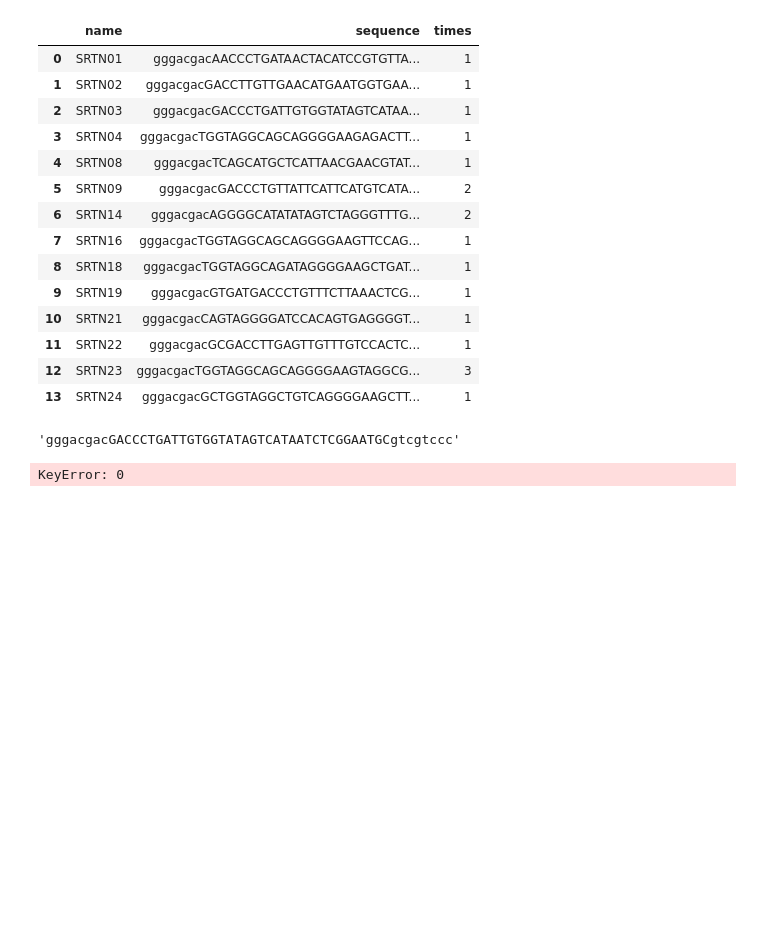
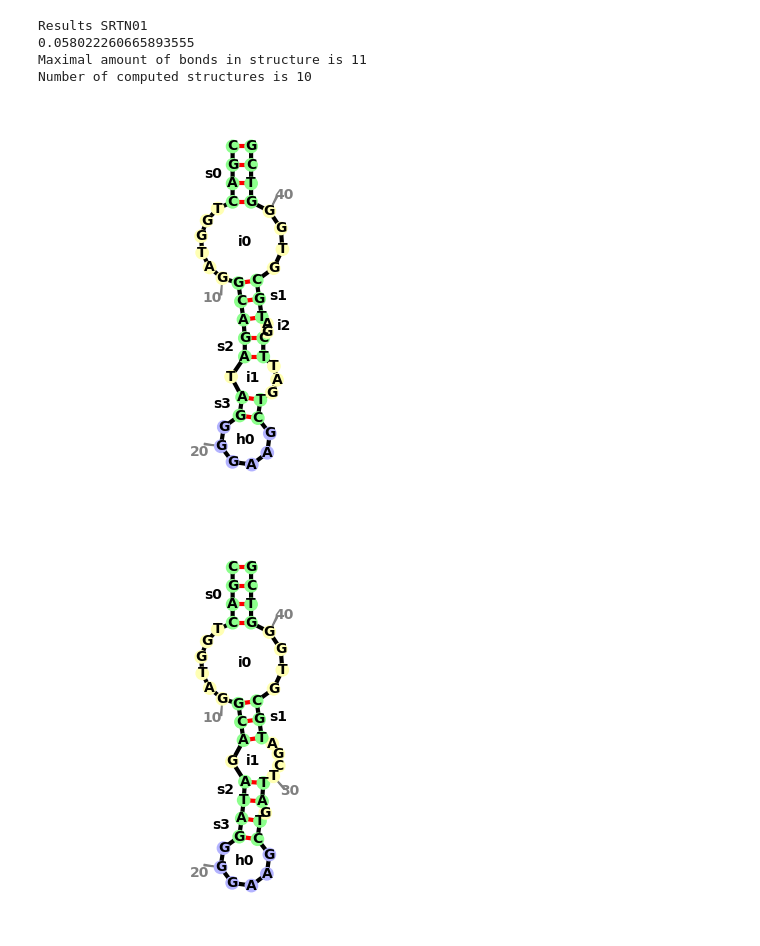
Before and after one commit to shihhsinwang0214/GMFold, a Jupyter notebook: notebooks/test.ipynb, the cells around one changed output. Drawn from its saved outputs; the diff is of its cells as text; code cells hidden in the pictures; blank space fills up the shorter version.

```diff
--- a/notebooks/test.ipynb
+++ b/notebooks/test.ipynb
@@ -11,23 +13 @@ from utils import create_batches, remove_spaces_and_convert_to_upper,remove_spac
-# %%
-df[]
-# %% [output]
-|  | name | sequence | times |
-| 0 | SRTN01 | gggacgacAACCCTGATAACTACATCCGTGTTA... | 1 |
-| 1 | SRTN02 | gggacgacGACCTTGTTGAACATGAATGGTGAA... | 1 |
-| 2 | SRTN03 | gggacgacGACCCTGATTGTGGTATAGTCATAA... | 1 |
-| 3 | SRTN04 | gggacgacTGGTAGGCAGCAGGGGAAGAGACTT... | 1 |
-| 4 | SRTN08 | gggacgacTCAGCATGCTCATTAACGAACGTAT... | 1 |
-| 5 | SRTN09 | gggacgacGACCCTGTTATTCATTCATGTCATA... | 2 |
-| 6 | SRTN14 | gggacgacAGGGGCATATATAGTCTAGGGTTTG... | 2 |
-| 7 | SRTN16 | gggacgacTGGTAGGCAGCAGGGGAAGTTCCAG... | 1 |
-| 8 | SRTN18 | gggacgacTGGTAGGCAGATAGGGGAAGCTGAT... | 1 |
-| 9 | SRTN19 | gggacgacGTGATGACCCTGTTTCTTAAACTCG... | 1 |
-| 10 | SRTN21 | gggacgacCAGTAGGGGATCCACAGTGAGGGGT... | 1 |
-| 11 | SRTN22 | gggacgacGCGACCTTGAGTTGTTTGTCCACTC... | 1 |
-| 12 | SRTN23 | gggacgacTGGTAGGCAGCAGGGGAAGTAGGCG... | 3 |
-| 13 | SRTN24 | gggacgacGCTGGTAGGCTGTCAGGGGAAGCTT... | 1 |
-# %%
-df.loc[df['name'] == 'SRTN03', 'sequence'].item()
-# %% [output]
-'gggacgacGACCCTGATTGTGGTATAGTCATAATCTCGGAATGCgtcgtccc'
 # %%
@@ -37,15 +17,26 @@ df = pd.read_csv(csv_file_path)
 df['sequence'] = df['sequence'].apply(remove_spaces_and_convert_to_upper)
 df['name'] = df['name'].apply(remove_spaces)
 # %%
+name = 'SRTN01'
+from forgi.graph.bulge_graph import BulgeGraph
+print( f'Results {name}')
 APT = Aptamer_Fold()
 start = time.time()
-APT.fit_fold( sequence=df.loc[df['name'] == 'SRTN03', 'sequence'][0],  n_tmpl=4, l_fix= 8, filters = False)
+APT.fit_fold( sequence='CGACTGGTAGGCAGATAGGGGAAGCTGATTCGATGCGTGGGTCG',  n_tmpl=4, l_fix= 4, filters = False)
 print(time.time()- start)
 sequences_DB = APT.structures_DB
 sequences = APT.structures
+
+#bg = BulgeGraph.from_dotbracket( sequences_DB[0], df.loc[df['name'] == name, 'sequence'].item())
+
 APT.plot_structures(threshold= 0)
 # %% [output]
-KeyError: 0
+Results SRTN01
+0.058022260665893555
+Maximal amount of bonds in structure is 11
+Number of computed structures is 10
+[figure, added]
+[figure, added]
 # %%
 
 names = ['SRTN01', 'SRTN03', 'SRTN09']
```
Also changed, not shown: parts of 3 cells of this notebook, 8 other files.
